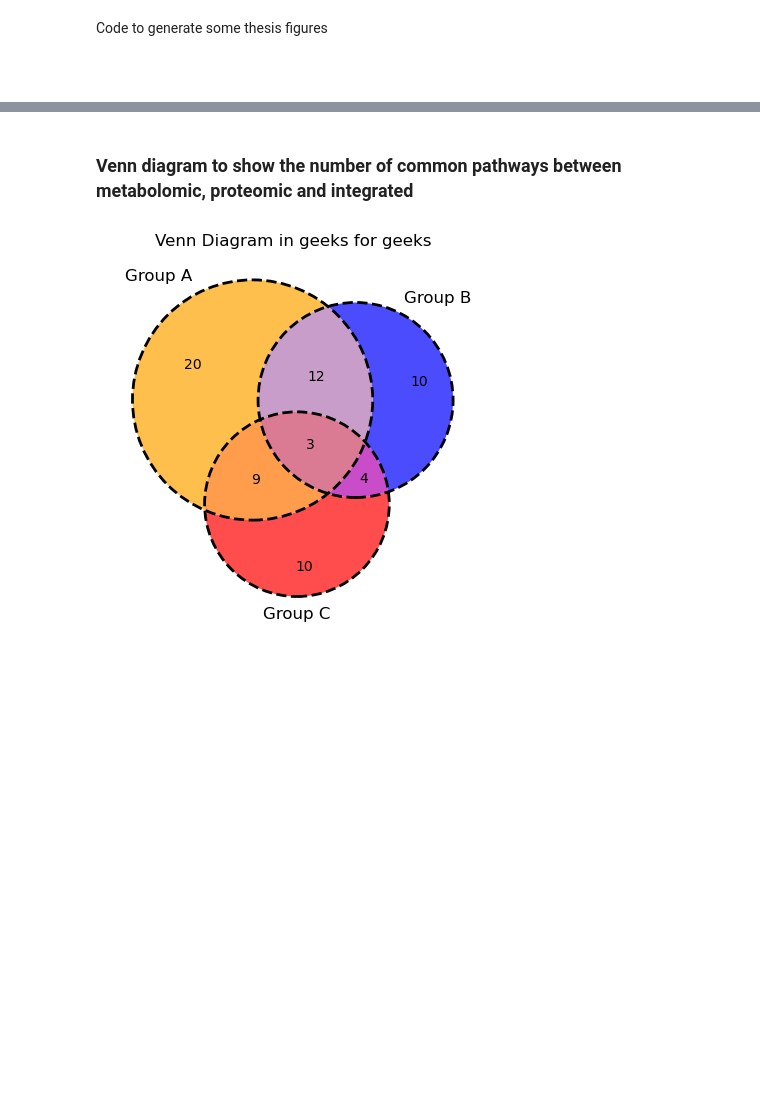
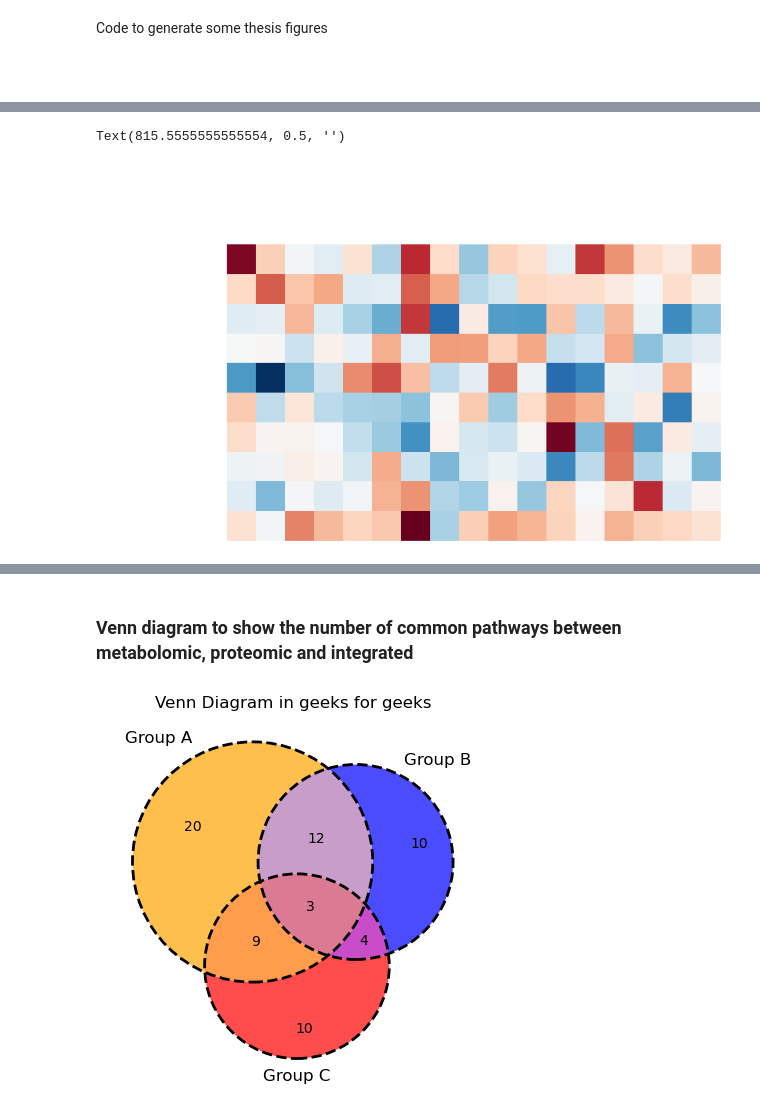
Before and after one commit to j-keung/multiomics-pathway-analysis, a Jupyter notebook: extra_figures.ipynb, the cells around one changed output, grey strips where cells are left out. Drawn from its saved outputs; the diff is of its cells as text; code cells hidden in the pictures; blank space fills up the shorter version.

```diff
--- a/extra_figures.ipynb
+++ b/extra_figures.ipynb
@@ -4,0 +44,12 @@ Code to generate some thesis figures
+# %%
+#df_sample = df.iloc[20:30,30:45] #15 proteins long
+df_sample = df.iloc[35:45,80:97]
+
+g = sns.clustermap(df_sample,row_cluster=False,col_cluster=False,xticklabels=False, yticklabels=False,cmap='RdBu_r',figsize=(9,5.4),cbar=False)
+g.ax_heatmap.tick_params(right=False)
+g.cax.set_visible(False)
+ax = g.ax_heatmap
+ax.set_ylabel("")
+# %% [output]
+Text(815.5555555555554, 0.5, '')
+[figure, added]
```
Also changed, not shown: parts of 14 cells of this notebook, 2 other files.
